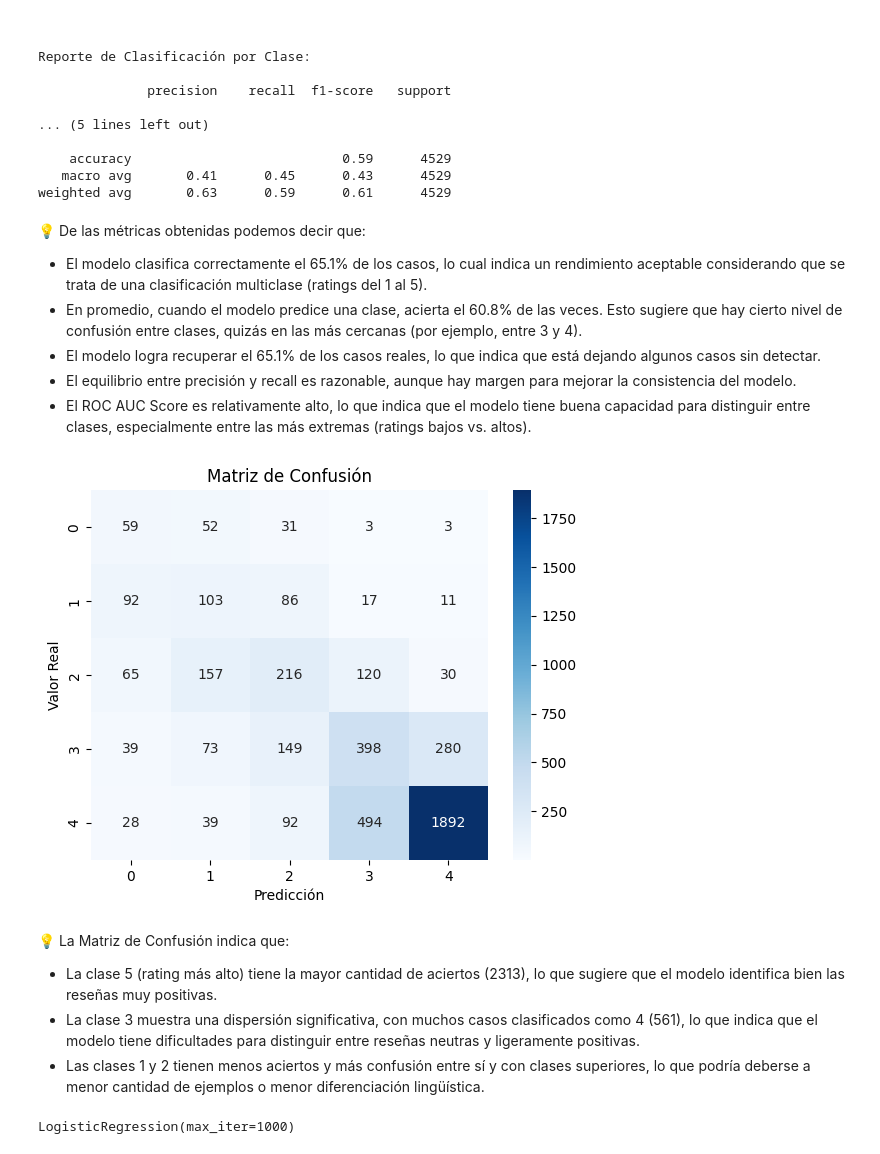
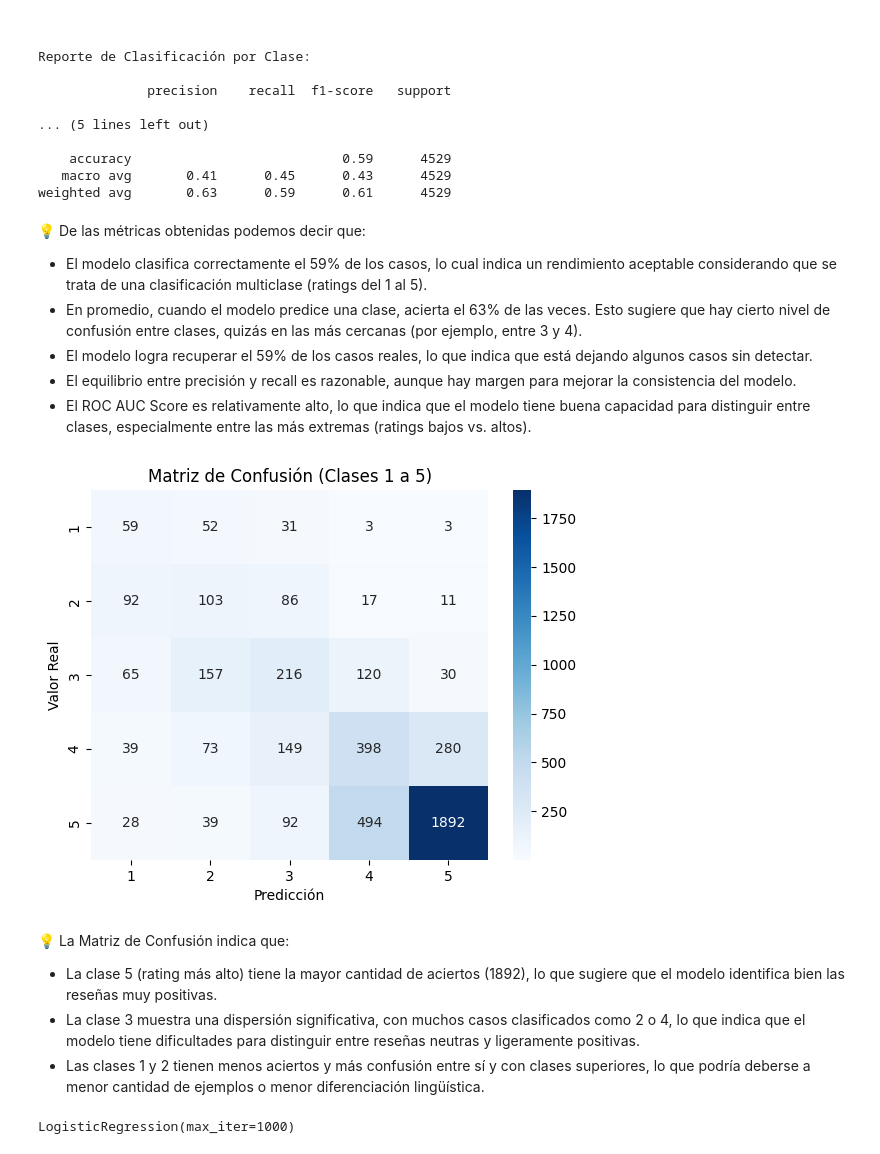
Before and after one commit to eugeinga/CODER-DataScienceIII, a Jupyter notebook: proyecto_final_ingaramo.ipynb, the cells around one changed output. Drawn from its saved outputs; the diff is of its cells as text; code cells hidden in the pictures.

```diff
--- a/proyecto_final_ingaramo.ipynb
+++ b/proyecto_final_ingaramo.ipynb
@@ -735,24 +734,29 @@ Reporte de Clasificación por Clase:
 weighted avg       0.63      0.59      0.61      4529
 # %% [markdown]
 💡 De las métricas obtenidas podemos decir que:
-* El modelo clasifica correctamente el 65.1% de los casos, lo cual indica un rendimiento aceptable considerando que se trata de una clasificación multiclase (ratings del 1 al 5).
-* En promedio, cuando el modelo predice una clase, acierta el 60.8% de las veces. Esto sugiere que hay cierto nivel de confusión entre clases, quizás en las más cercanas (por ejemplo, entre 3 y 4).
-* El modelo logra recuperar el 65.1% de los casos reales, lo que indica que está dejando algunos casos sin detectar.
+* El modelo clasifica correctamente el 59% de los casos, lo cual indica un rendimiento aceptable considerando que se trata de una clasificación multiclase (ratings del 1 al 5).
+* En promedio, cuando el modelo predice una clase, acierta el 63% de las veces. Esto sugiere que hay cierto nivel de confusión entre clases, quizás en las más cercanas (por ejemplo, entre 3 y 4).
+* El modelo logra recuperar el 59% de los casos reales, lo que indica que está dejando algunos casos sin detectar.
 * El equilibrio entre precisión y recall es razonable, aunque hay margen para mejorar la consistencia del modelo.
 * El ROC AUC Score es relativamente alto, lo que indica que el modelo tiene buena capacidad para distinguir entre clases, especialmente entre las más extremas (ratings bajos vs. altos).
 # %%
+# Se genera la matriz de confusión
 cm = confusion_matrix(y_test, y_pred)
-sns.heatmap(cm, annot=True, fmt='d', cmap='Blues')
+
+labels = [str(i + 1) for i in range(cm.shape[0])]   # Para ajustadar las etiquetas de cada clase (suma 1 a cada índice)
+
+# Grafica de la matriz de confusión
+sns.heatmap(cm, annot=True, fmt='d', cmap='Blues', xticklabels=labels, yticklabels=labels)
 plt.xlabel('Predicción')
 plt.ylabel('Valor Real')
-plt.title('Matriz de Confusión')
+plt.title('Matriz de Confusión (Clases 1 a 5)')
 plt.show()
 # %% [output]
-[figure, old version]
+[figure, new version]
 # %% [markdown]
 💡 La Matriz de Confusión indica que:
-* La clase 5 (rating más alto) tiene la mayor cantidad de aciertos (2313), lo que sugiere que el modelo identifica bien las reseñas muy positivas.
-* La clase 3 muestra una dispersión significativa, con muchos casos clasificados como 4 (561), lo que indica que el modelo tiene dificultades para distinguir entre reseñas neutras y ligeramente positivas.
+* La clase 5 (rating más alto) tiene la mayor cantidad de aciertos (1892), lo que sugiere que el modelo identifica bien las reseñas muy positivas.
+* La clase 3 muestra una dispersión significativa, con muchos casos clasificados como 2 o 4, lo que indica que el modelo tiene dificultades para distinguir entre reseñas neutras y ligeramente positivas.
 * Las clases 1 y 2 tienen menos aciertos y más confusión entre sí y con clases superiores, lo que podría deberse a menor cantidad de ejemplos o menor diferenciación lingüística.
 # %%
 # Se define la variable objetivo binaria (SentimentValue) siendo ésta 1=positiva o 0=negativa
```
Also changed, not shown: parts of 16 cells of this notebook.
